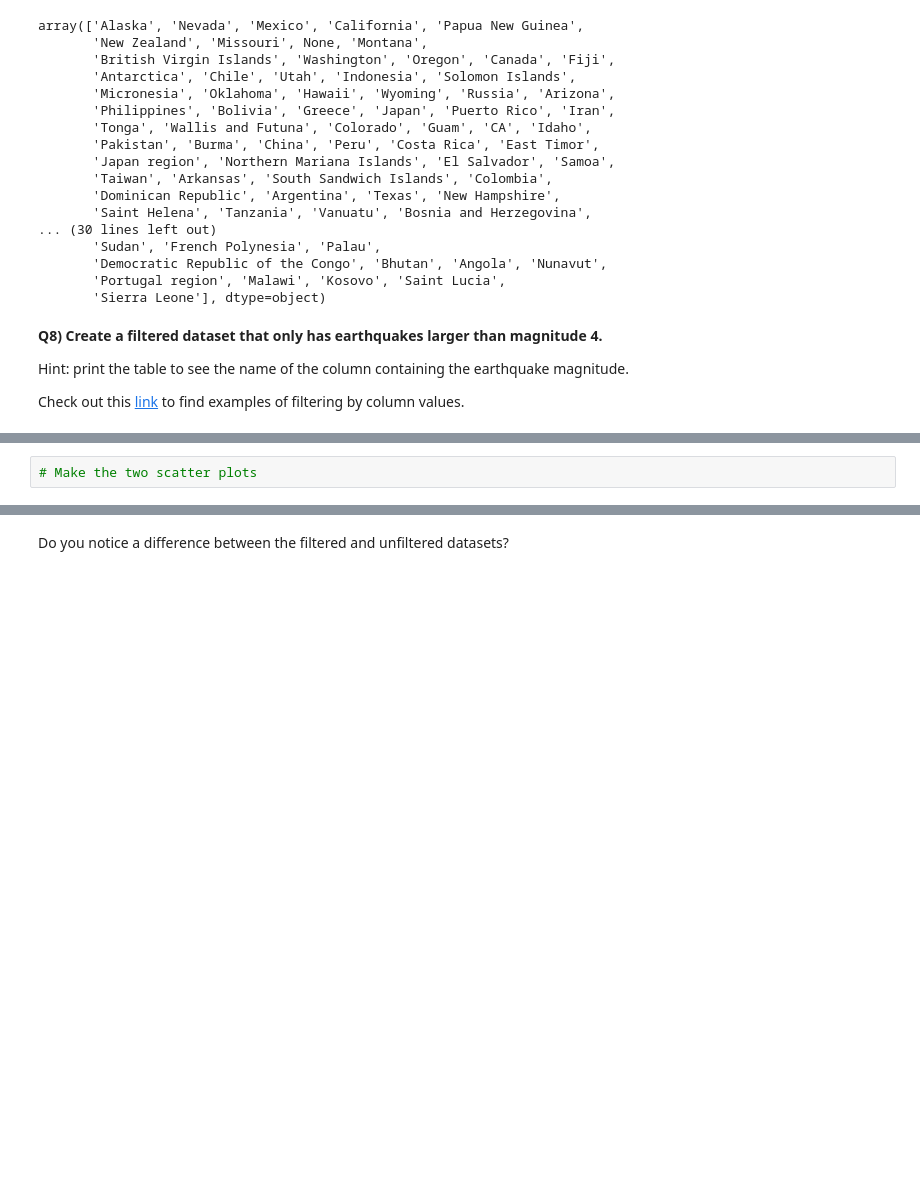
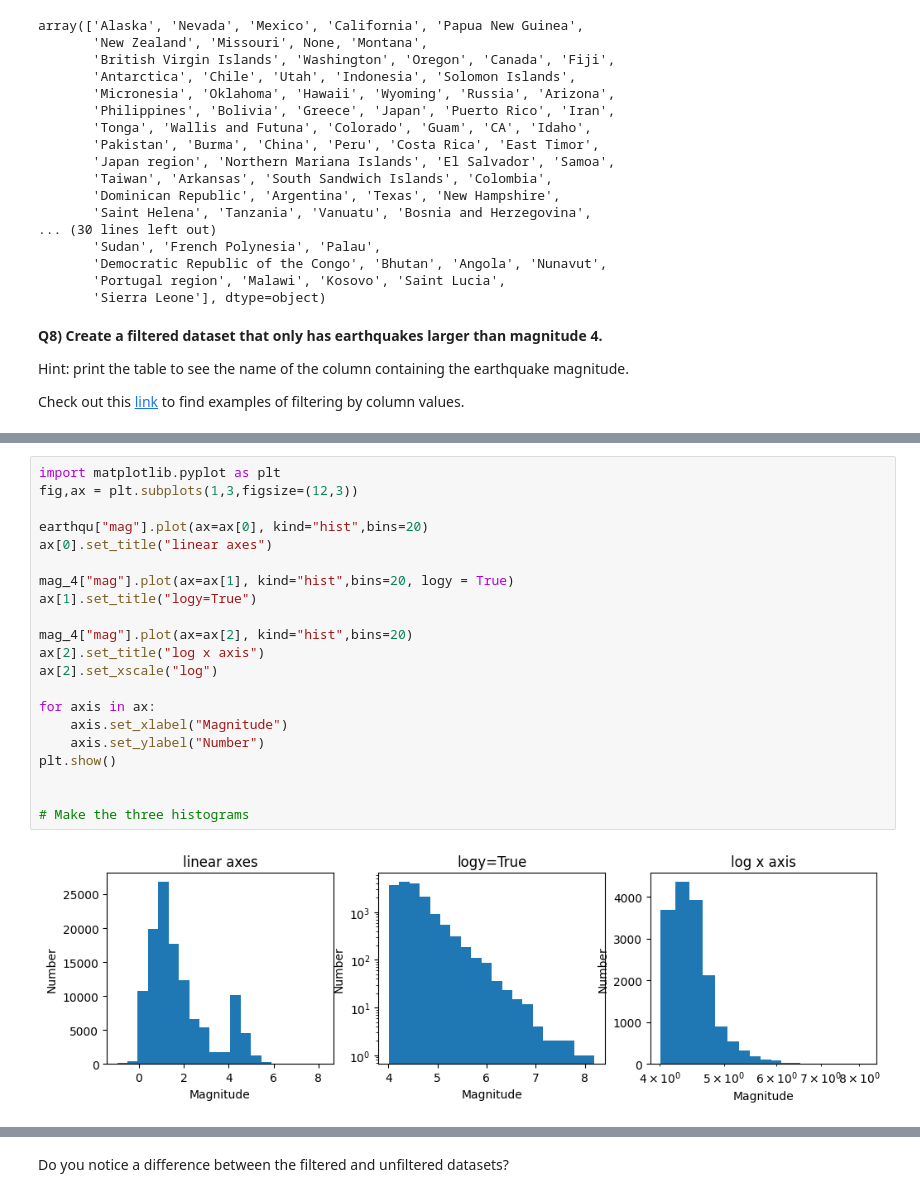
Before and after one commit to Anialuchi/2026_Intro_Python, a Jupyter notebook: 1.5-pandas-environmental-exercises.ipynb, the cells around one changed output, grey strips where cells are left out. Drawn from its saved outputs; the diff is of its cells as text; blank space fills up the shorter version.

```diff
--- a/1.5-pandas-environmental-exercises.ipynb
+++ b/1.5-pandas-environmental-exercises.ipynb
@@ -295,3 +317,26 @@ side.
+# %%
+import matplotlib.pyplot as plt
+fig,ax = plt.subplots(1,3,figsize=(12,3))
+
+earthqu["mag"].plot(ax=ax[0], kind="hist",bins=20)
+ax[0].set_title("linear axes")
+
+mag_4["mag"].plot(ax=ax[1], kind="hist",bins=20, logy = True)
+ax[1].set_title("logy=True")
+
+mag_4["mag"].plot(ax=ax[2], kind="hist",bins=20)
+ax[2].set_title("log x axis")
+ax[2].set_xscale("log")
+
+for axis in ax:
+    axis.set_xlabel("Magnitude")
+    axis.set_ylabel("Number")
+plt.show()
+
+
+# Make the three histograms
+# %% [output]
+[figure, added]
 # %% [markdown]
 **Q11) Visualise the locations of earthquakes by making a scatterplot of their latitude and longitude.**
 
@@ -308,5 +353,3 @@ colour stands for the same magnitude in both panels.
 <img src="https://raw.githubusercontent.com/gse-unil/2026_MLEES_book/main/part-I/_static/1.5-target-quake-scatter.png" alt="Two scatter plots of earthquake longitude against latitude coloured by magnitude, one filtered to magnitude above 4 and one unfiltered" width="100%">
 
 <em>Every event in the catalog placed by longitude and latitude, filtered and unfiltered.</em>
-# %%
-# Make the two scatter plots
```
Also changed, not shown: parts of 4 cells of this notebook.
